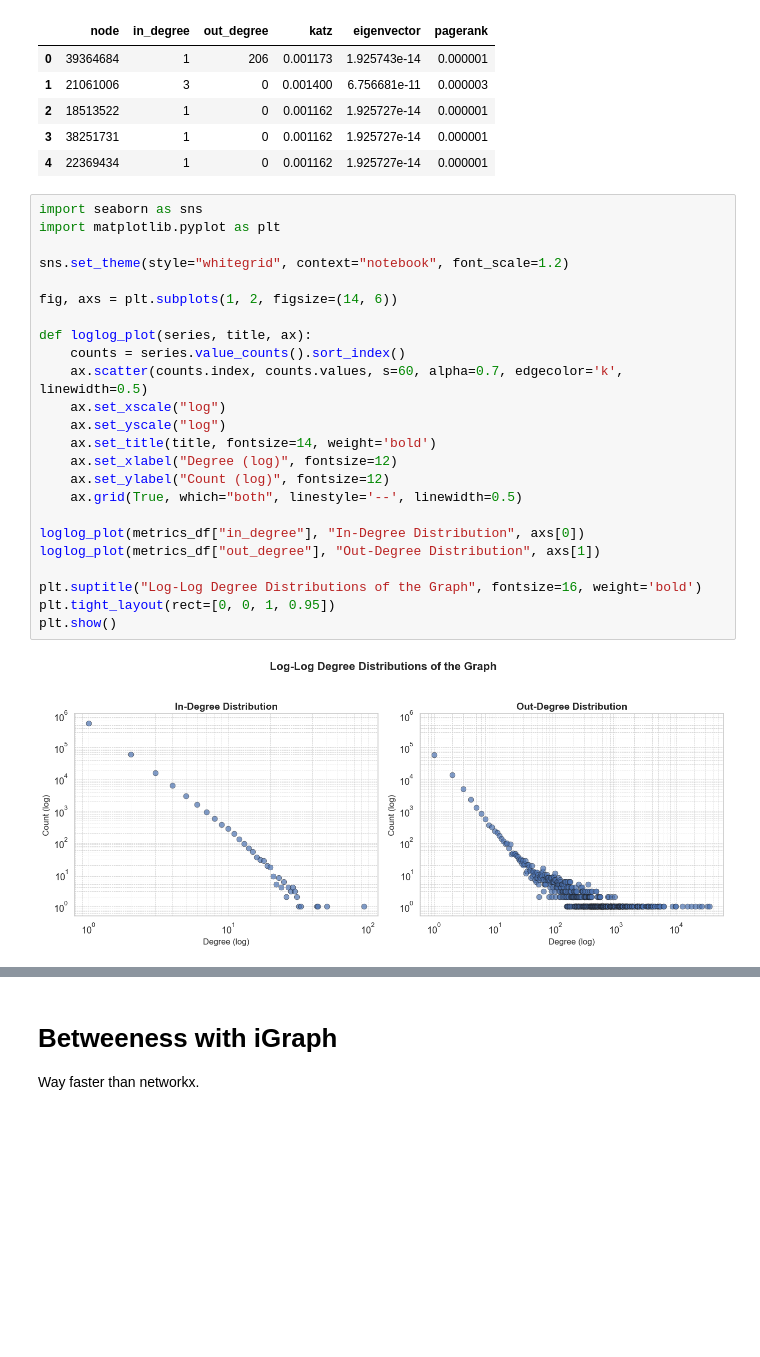
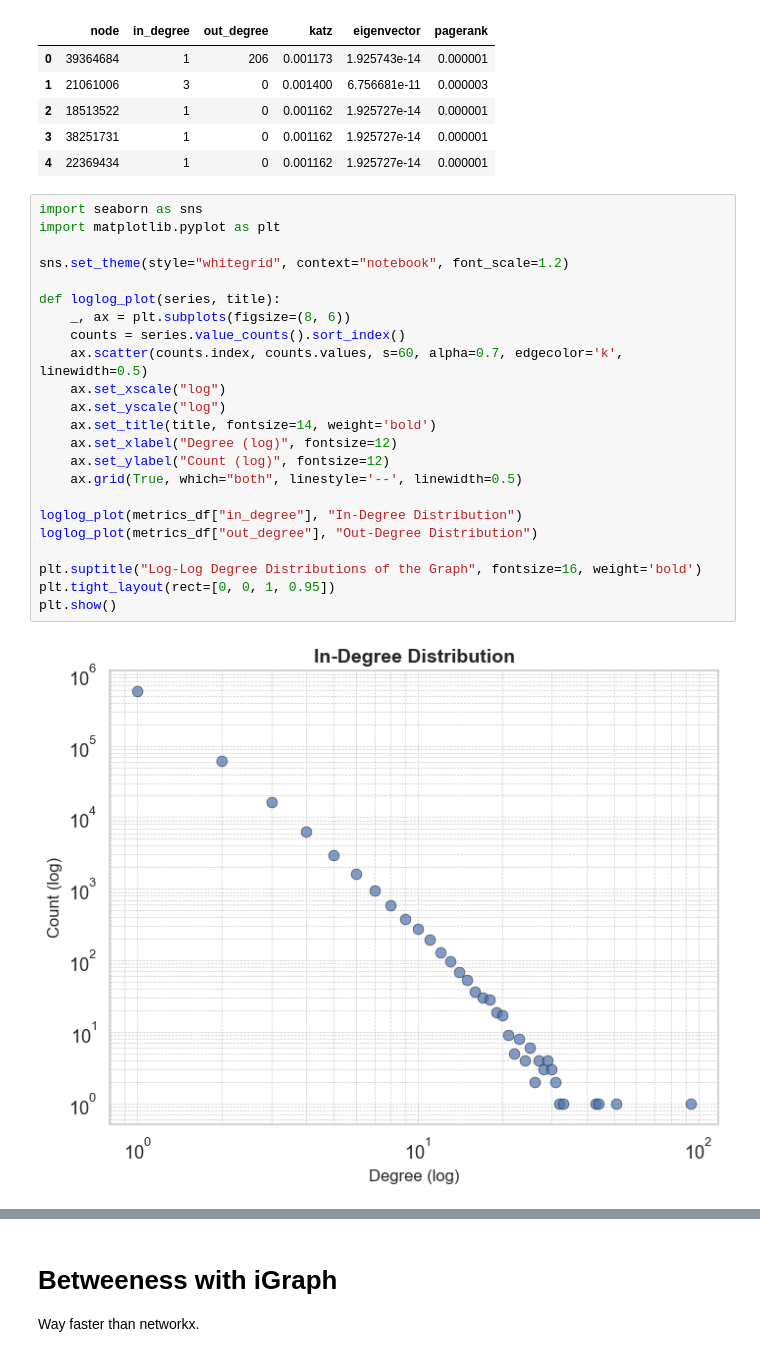
Before and after one commit to Xron7/FakeNewsDetection, a Jupyter notebook: network/network_analysis.ipynb, the cells around one changed output, grey strips where cells are left out. Cells and saved outputs as stored; diff of their text form; blank space fills up the shorter version.

Commit message:
separate degree dists

```diff
--- a/network/network_analysis.ipynb
+++ b/network/network_analysis.ipynb
@@ -57,26 +57,25 @@ metrics_df.head()
 # %%
 import seaborn as sns
 import matplotlib.pyplot as plt
 
 sns.set_theme(style="whitegrid", context="notebook", font_scale=1.2)
 
-fig, axs = plt.subplots(1, 2, figsize=(14, 6))
-
-def loglog_plot(series, title, ax):
+def loglog_plot(series, title):
+    _, ax = plt.subplots(figsize=(8, 6))
     counts = series.value_counts().sort_index()
     ax.scatter(counts.index, counts.values, s=60, alpha=0.7, edgecolor='k', linewidth=0.5)
     ax.set_xscale("log")
     ax.set_yscale("log")
     ax.set_title(title, fontsize=14, weight='bold')
     ax.set_xlabel("Degree (log)", fontsize=12)
     ax.set_ylabel("Count (log)", fontsize=12)
     ax.grid(True, which="both", linestyle='--', linewidth=0.5)
 
-loglog_plot(metrics_df["in_degree"], "In-Degree Distribution", axs[0])
-loglog_plot(metrics_df["out_degree"], "Out-Degree Distribution", axs[1])
+loglog_plot(metrics_df["in_degree"], "In-Degree Distribution")
+loglog_plot(metrics_df["out_degree"], "Out-Degree Distribution")
 
 plt.suptitle("Log-Log Degree Distributions of the Graph", fontsize=16, weight='bold')
 plt.tight_layout(rect=[0, 0, 1, 0.95])
 plt.show()
 # %% [output]
-[figure, old version]
+[figure, new version]
```
Also changed, not shown: parts of 1 cell of this notebook.
